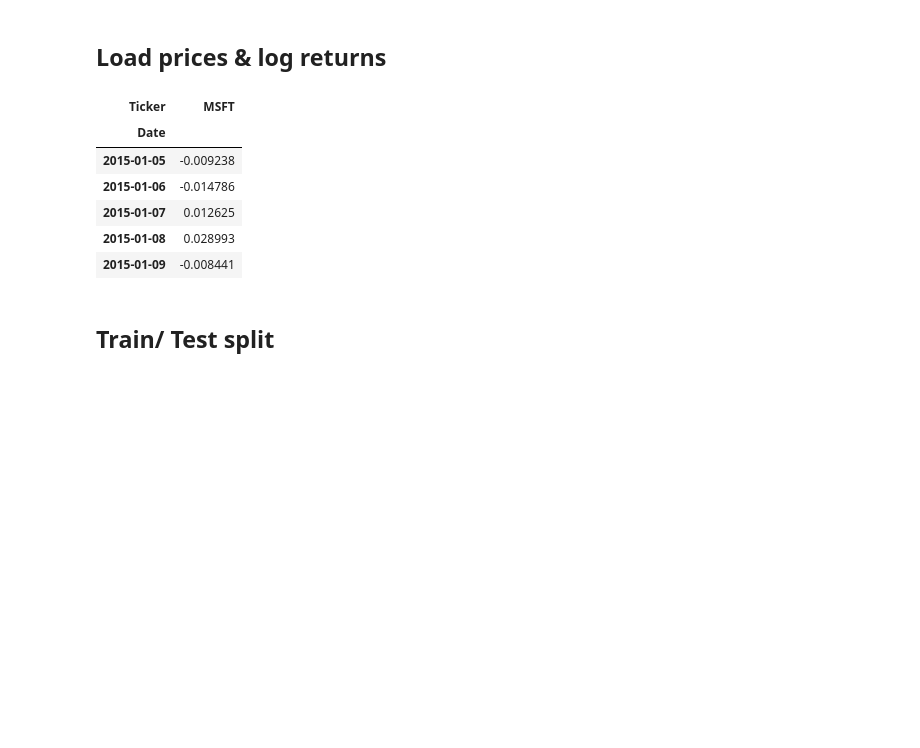
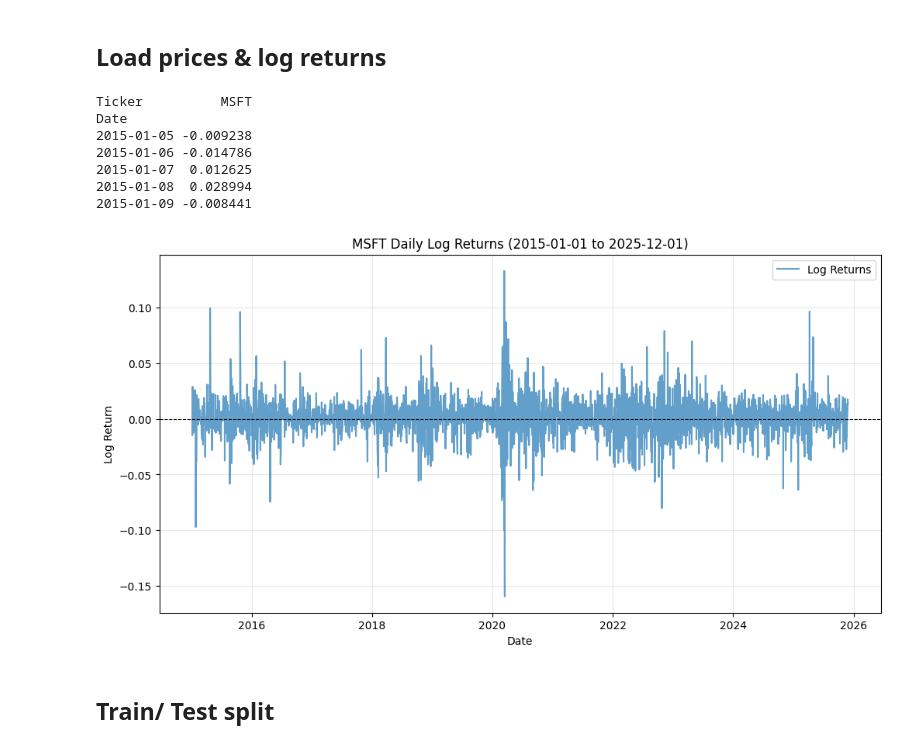
Before and after one commit to Thomas-F17/Volatility-Forecasting-Stochastic-vs-Machine-Learning-Methods, a Jupyter notebook: Main.ipynb, the cells around one changed output. Saved outputs shown, nothing was run; the diff lists cells and outputs as text; code cells hidden in the pictures; blank space fills up the shorter version.

```diff
--- a/Main.ipynb
+++ b/Main.ipynb
@@ -138,27 +136,40 @@ WARNING:tensorflow:From C:\Users\thoma\AppData\Local\Packages\PythonSoftwareFoun
 # %%
 # ==========================
 # Data loading and log returns
 # ==========================
 import yfinance as yf
 
 TICKER = "MSFT"
 START_DATE = "2015-01-01"
 END_DATE   = "2025-12-01"
 
 prices = yf.download(TICKER, start=START_DATE, end=END_DATE,
                      auto_adjust=True, progress=False)["Close"]
 returns = np.log(prices / prices.shift(1)).dropna()
 returns.name = "log_return"
 
-returns.head()
+print(returns.head())
+
+# plot returns and highlight volatility clustering
+plt.figure(figsize=(12, 6))
+plt.plot(returns.index, returns.values, alpha=0.7, label='Log Returns')
+plt.title(f"{TICKER} Daily Log Returns ({START_DATE} to {END_DATE})")
+plt.xlabel("Date")
+plt.ylabel("Log Return")
+plt.axhline(0, color='black', linewidth=0.8, linestyle='--') # Adds a line at 0 for reference
+plt.grid(True, alpha=0.3)
+plt.legend()
+plt.savefig("MSFT_log_returns.png")
+plt.show()
 # %% [output]
-| Ticker | MSFT |
-| Date |  |
-| 2015-01-05 | -0.009238 |
-| 2015-01-06 | -0.014786 |
-| 2015-01-07 | 0.012625 |
-| 2015-01-08 | 0.028993 |
-| 2015-01-09 | -0.008441 |
+Ticker          MSFT
+Date
+2015-01-05 -0.009238
+2015-01-06 -0.014786
+2015-01-07  0.012625
+2015-01-08  0.028994
+2015-01-09 -0.008441
+[figure, added]
 # %% [markdown]
 ## Train/ Test split
 # %%
```
Also changed, not shown: parts of 23 cells of this notebook.
